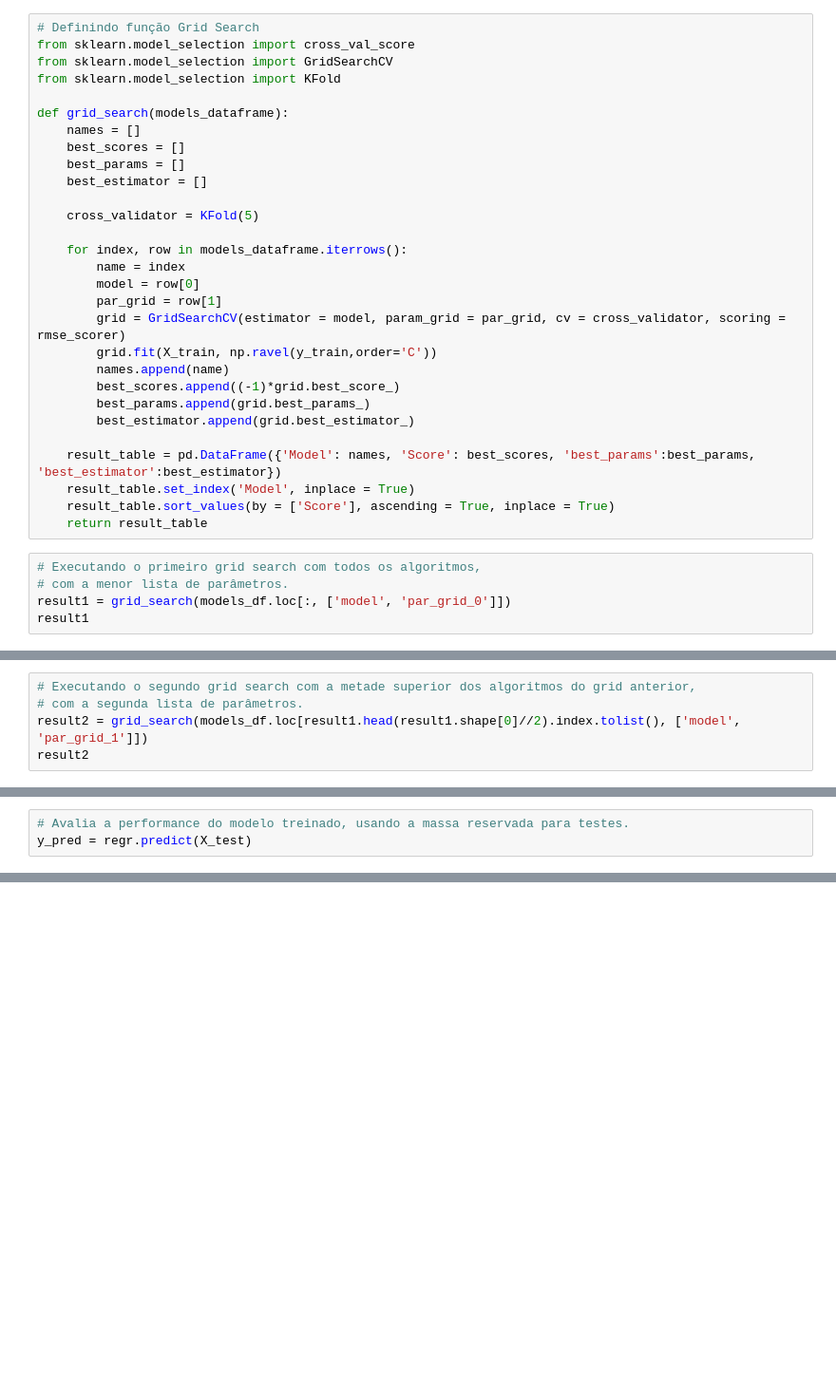
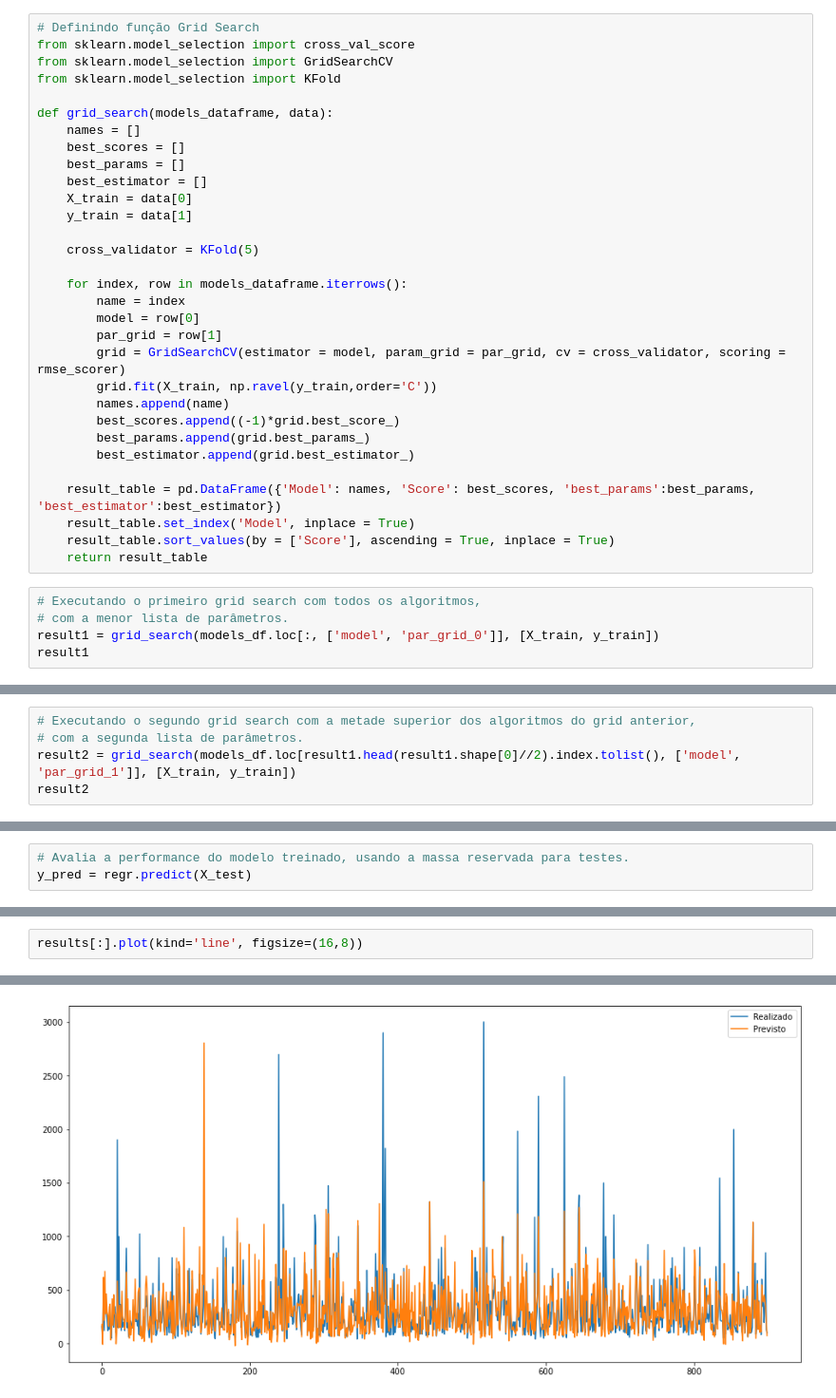
Before and after one commit to frlsouza/pmv_tcc_airbnb, a Jupyter notebook: tcc-puc-airbnb-d-modelagem.ipynb, the cells around one changed output, grey strips where cells are left out. Shown: that part at 95% size. Saved outputs shown, nothing was run; the diff lists cells and outputs as text; blank space fills up the shorter version.

```diff
--- a/tcc-puc-airbnb-d-modelagem.ipynb
+++ b/tcc-puc-airbnb-d-modelagem.ipynb
@@ -250,11 +175,13 @@ from sklearn.model_selection import cross_val_score
 from sklearn.model_selection import GridSearchCV
 from sklearn.model_selection import KFold
 
-def grid_search(models_dataframe):
+def grid_search(models_dataframe, data):
     names = []
     best_scores = []
     best_params = []
     best_estimator = []
+    X_train = data[0]
+    y_train = data[1]
 
     cross_validator = KFold(5)
 
@@ -276,5 +203,5 @@ def grid_search(models_dataframe):
 # %%
 # Executando o primeiro grid search com todos os algoritmos,
 # com a menor lista de parâmetros.
-result1 = grid_search(models_df.loc[:, ['model', 'par_grid_0']])
+result1 = grid_search(models_df.loc[:, ['model', 'par_grid_0']], [X_train, y_train])
 result1
@@ -281,5 +223,5 @@ result1
 # %%
 # Executando o segundo grid search com a metade superior dos algoritmos do grid anterior,
 # com a segunda lista de parâmetros.
-result2 = grid_search(models_df.loc[result1.head(result1.shape[0]//2).index.tolist(), ['model', 'par_grid_1']])
+result2 = grid_search(models_df.loc[result1.head(result1.shape[0]//2).index.tolist(), ['model', 'par_grid_1']], [X_train, y_train])
 result2
@@ -414,0 +267,3 @@ O arquivo gerado no passo acima contém os resultados do modelo preditivo. Com e
+# %%
+results[:].plot(kind='line', figsize=(16,8))
+# %% [output]
@@ -414,0 +271 @@ O arquivo gerado no passo acima contém os resultados do modelo preditivo. Com e
+[figure, added]
```
Also changed, not shown: parts of 42 cells of this notebook, 1 other file.
